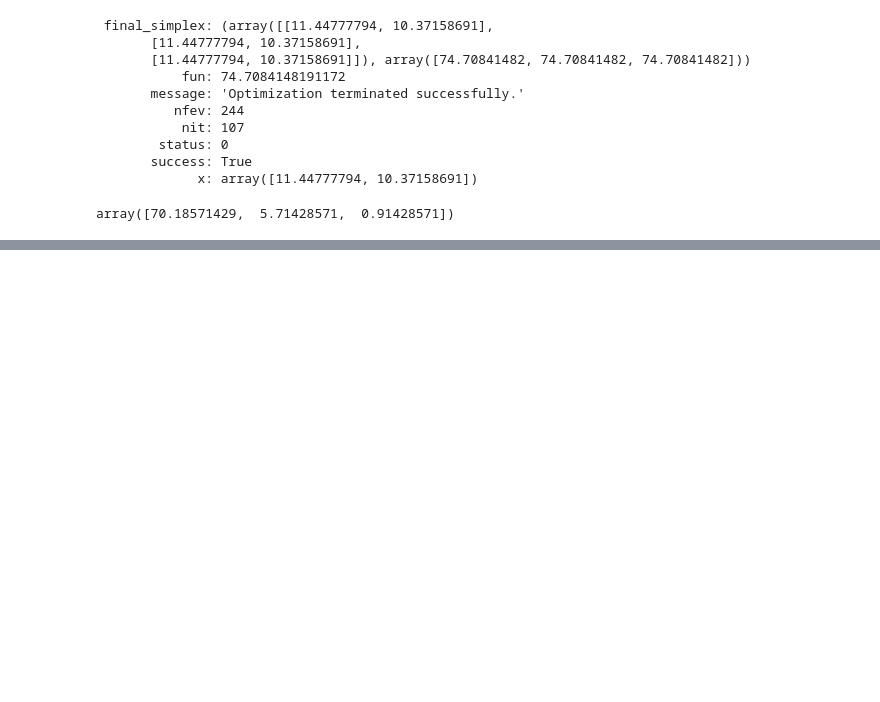
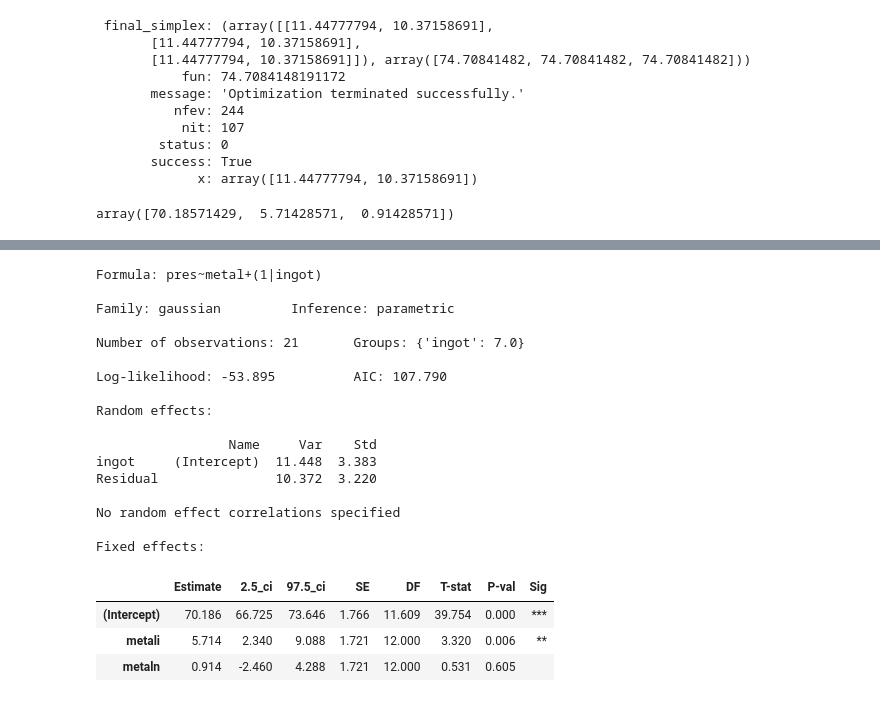
Before and after one commit to oneoffcoder/books, a Jupyter notebook: sphinx/datascience/source/lmm.ipynb, the cells around one changed output, grey strips where cells are left out. Drawn from its saved outputs; the diff is of its cells as text; code cells hidden in the pictures; blank space fills up the shorter version.

```diff
--- a/sphinx/datascience/source/lmm.ipynb
+++ b/sphinx/datascience/source/lmm.ipynb
@@ -295,0 +332,24 @@ array([70.18571429,  5.71428571,  0.91428571])
+# %%
+m.fit()
+# %% [output]
+Formula: pres~metal+(1|ingot)
+
+Family: gaussian         Inference: parametric
+
+Number of observations: 21       Groups: {'ingot': 7.0}
+
+Log-likelihood: -53.895          AIC: 107.790
+
+Random effects:
+
+                 Name     Var    Std
+ingot     (Intercept)  11.448  3.383
+Residual               10.372  3.220
+
+No random effect correlations specified
+
+Fixed effects:
+|  | Estimate | 2.5_ci | 97.5_ci | SE | DF | T-stat | P-val | Sig |
+| (Intercept) | 70.186 | 66.725 | 73.646 | 1.766 | 11.609 | 39.754 | 0.000 | *** |
+| metali | 5.714 | 2.340 | 9.088 | 1.721 | 12.000 | 3.320 | 0.006 | ** |
+| metaln | 0.914 | -2.460 | 4.288 | 1.721 | 12.000 | 0.531 | 0.605 |  |
```
Also changed, not shown: parts of 5 cells of this notebook.
